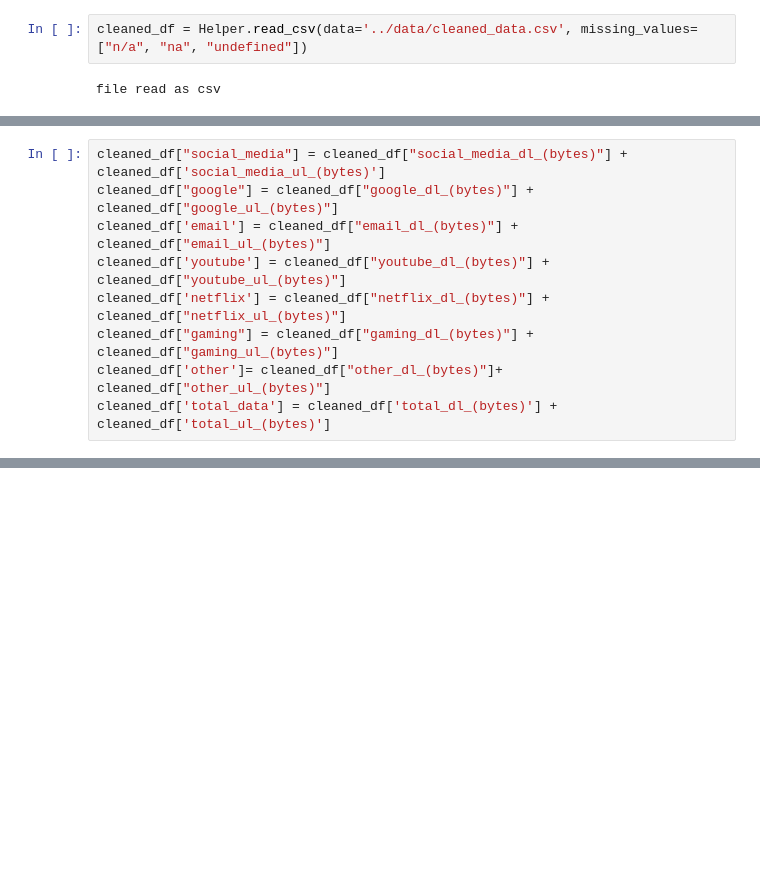
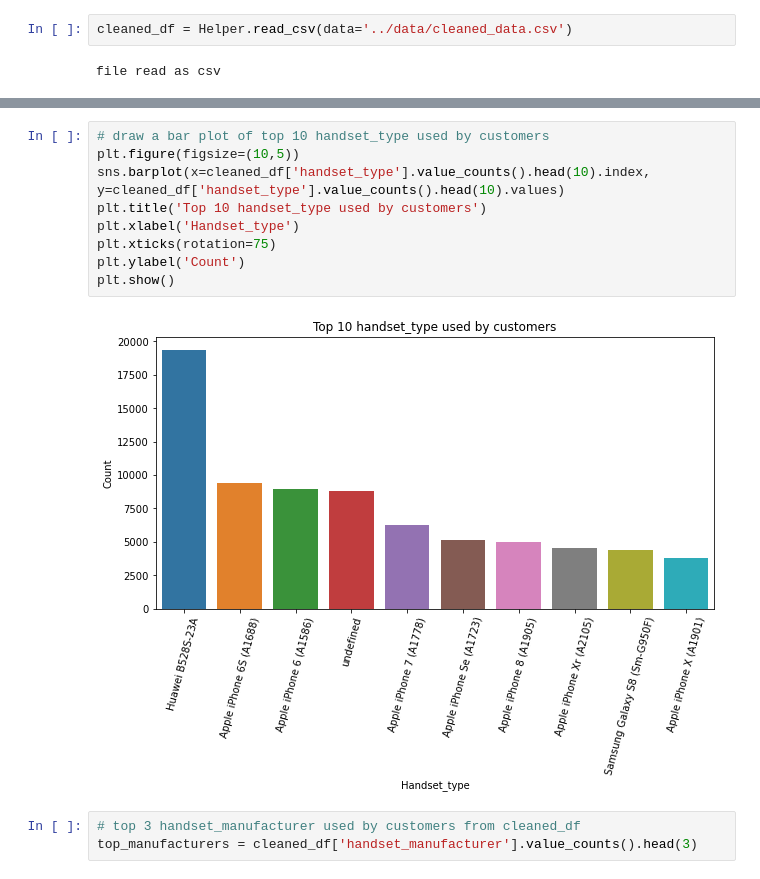
Before and after one commit to Bina-man/Telecom-Data, a Jupyter notebook: notebooks/User Overview analysis (telecom data).ipynb, the cells around one changed output, grey strips where cells are left out. Drawn from its saved outputs; the diff is of its cells as text; blank space fills up the shorter version.

```diff
--- a/notebooks/User Overview analysis (telecom data).ipynb
+++ b/notebooks/User Overview analysis (telecom data).ipynb
@@ -14,6 +14,6 @@ from plots import *
 # %%
 Helper = TelecomHelper()
 # %%
-cleaned_df = Helper.read_csv(data='../data/cleaned_data.csv', missing_values=["n/a", "na", "undefined"])
+cleaned_df = Helper.read_csv(data='../data/cleaned_data.csv')
 # %% [output]
 file read as csv
@@ -116,9 +19,0 @@ total_data_df.describe()
-# %%
-cleaned_df["social_media"] = cleaned_df["social_media_dl_(bytes)"] + cleaned_df['social_media_ul_(bytes)']
-cleaned_df["google"] = cleaned_df["google_dl_(bytes)"] + cleaned_df["google_ul_(bytes)"]
-cleaned_df['email'] = cleaned_df["email_dl_(bytes)"] + cleaned_df["email_ul_(bytes)"]
-cleaned_df['youtube'] = cleaned_df["youtube_dl_(bytes)"] + cleaned_df["youtube_ul_(bytes)"]
-cleaned_df['netflix'] = cleaned_df["netflix_dl_(bytes)"] + cleaned_df["netflix_ul_(bytes)"]
-cleaned_df["gaming"] = cleaned_df["gaming_dl_(bytes)"] + cleaned_df["gaming_ul_(bytes)"]
-cleaned_df['other']= cleaned_df["other_dl_(bytes)"]+ cleaned_df["other_ul_(bytes)"]
-cleaned_df['total_data'] = cleaned_df['total_dl_(bytes)'] + cleaned_df['total_ul_(bytes)']
@@ -280,0 +55,14 @@ NameError: name 'overViewAnal' is not defined
+# %%
+# draw a bar plot of top 10 handset_type used by customers
+plt.figure(figsize=(10,5))
+sns.barplot(x=cleaned_df['handset_type'].value_counts().head(10).index, y=cleaned_df['handset_type'].value_counts().head(10).values)
+plt.title('Top 10 handset_type used by customers')
+plt.xlabel('Handset_type')
+plt.xticks(rotation=75)
+plt.ylabel('Count')
+plt.show()
+# %% [output]
+[figure, added]
+# %%
+# top 3 handset_manufacturer used by customers from cleaned_df
+top_manufacturers = cleaned_df['handset_manufacturer'].value_counts().head(3)
```
Also changed, not shown: parts of 29 cells of this notebook, 3 other files.
